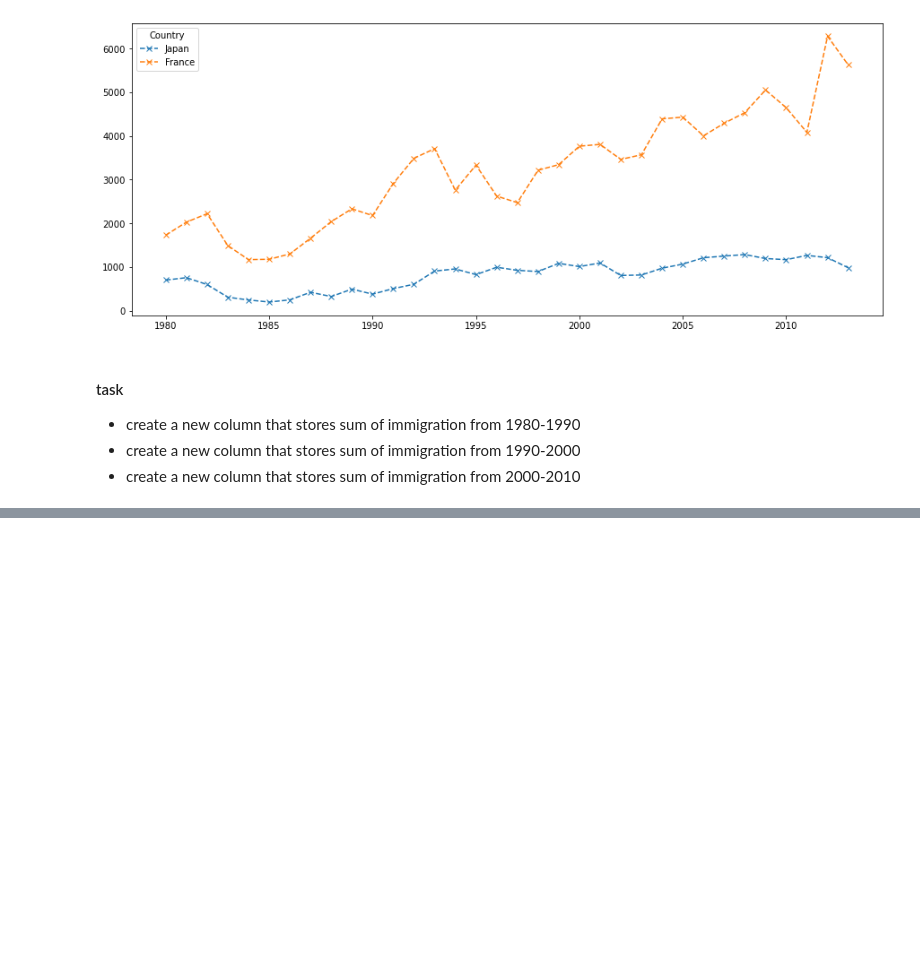
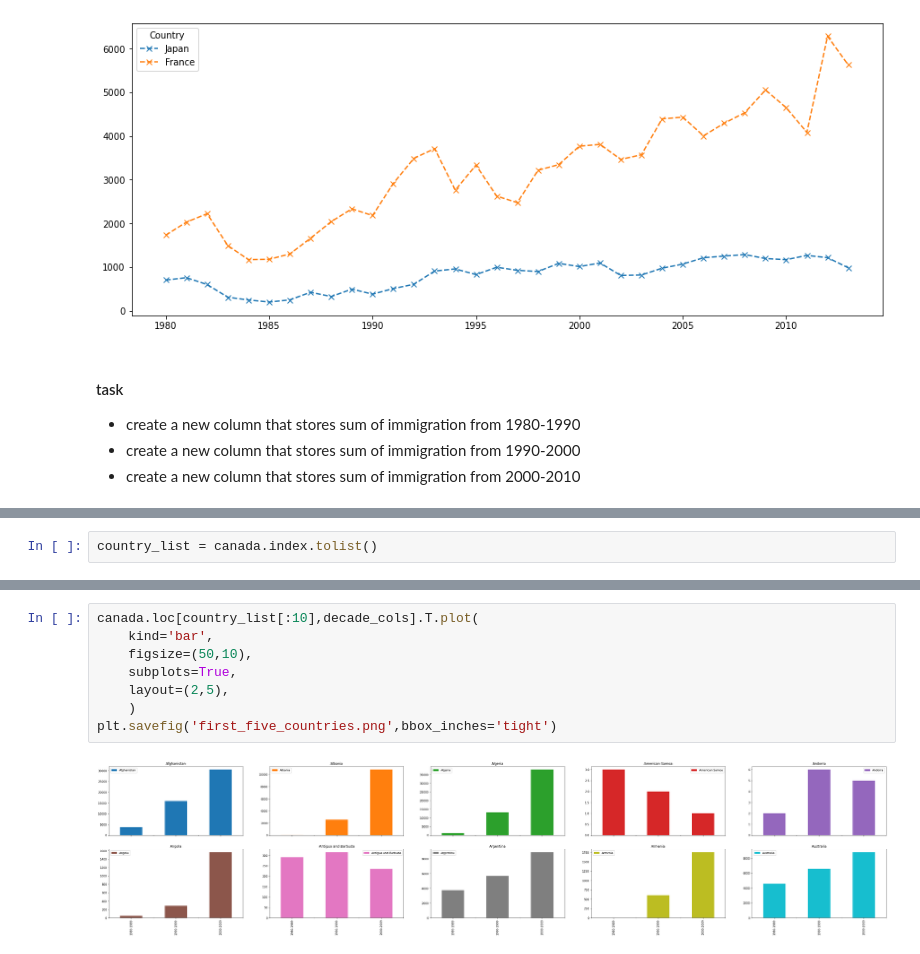
Before and after one commit to digipodium/DP-APR-PY-DS-22-WSS-500, a Jupyter notebook: datascience/analysis.ipynb, the cells around one changed output, grey strips where cells are left out. Saved outputs shown, nothing was run; the diff lists cells and outputs as text; blank space fills up the shorter version.

```diff
--- a/datascience/analysis.ipynb
+++ b/datascience/analysis.ipynb
@@ -150,0 +227,2 @@ canada.loc[['Japan','France'],years].T.plot(kind='line',figsize=(15,6), style='x
+# %%
+country_list = canada.index.tolist()
@@ -150,0 +233,10 @@ canada.loc[['Japan','France'],years].T.plot(kind='line',figsize=(15,6), style='x
+# %%
+canada.loc[country_list[:10],decade_cols].T.plot(
+    kind='bar',
+    figsize=(50,10),
+    subplots=True,
+    layout=(2,5),
+    )
+plt.savefig('first_five_countries.png',bbox_inches='tight')
+# %% [output]
+[figure, added]
```
Also changed, not shown: parts of 15 cells of this notebook, 1 other file.
